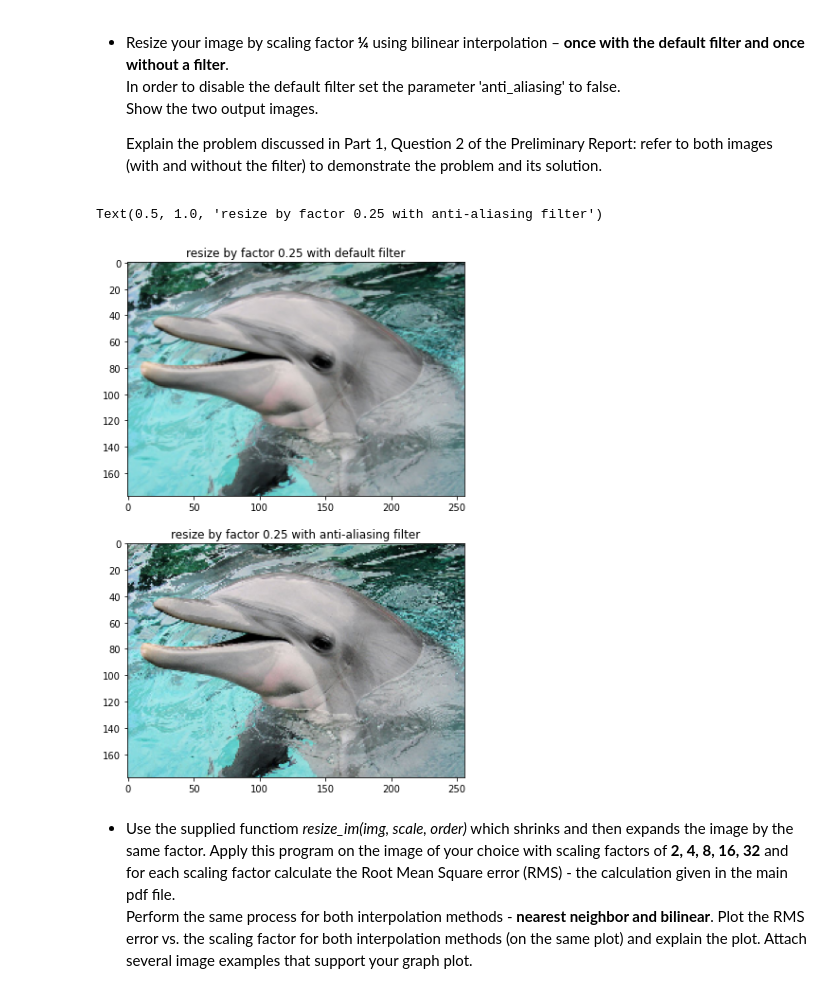
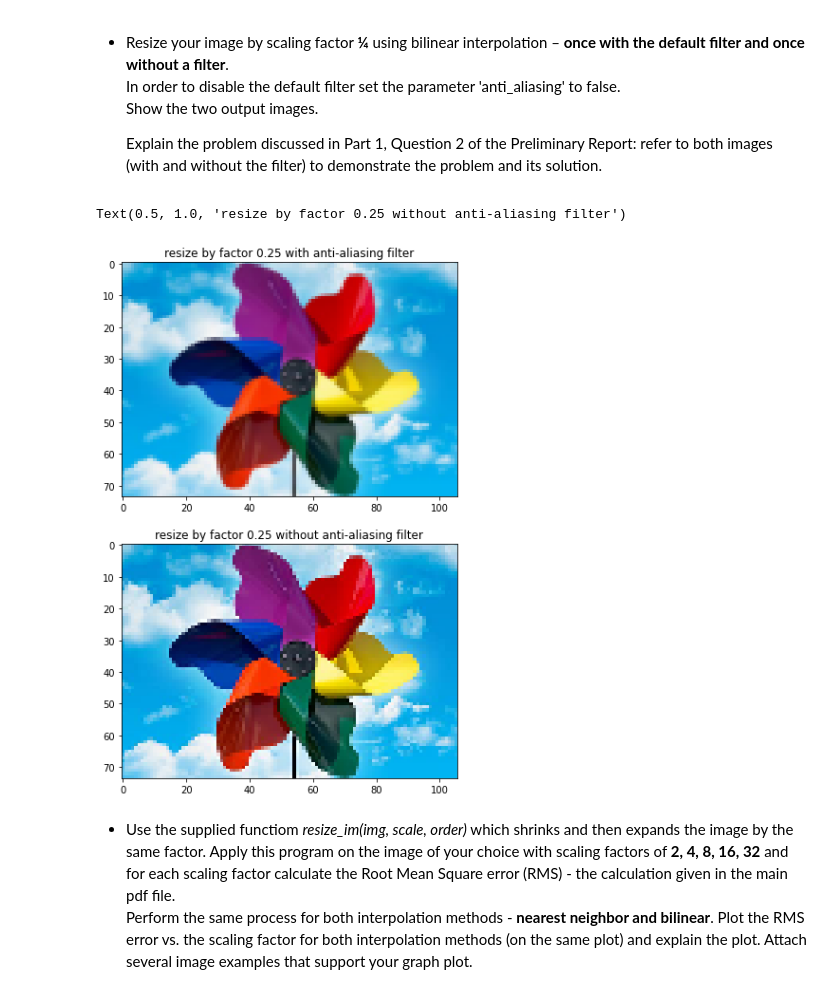
Before and after one commit to nadavschwalb/image_processing, a Jupyter notebook: Copy_of_Lab2_student.ipynb, the cells around one changed output. Saved outputs shown, nothing was run; the diff lists cells and outputs as text; code cells hidden in the pictures.

```diff
--- a/Copy_of_Lab2_student.ipynb
+++ b/Copy_of_Lab2_student.ipynb
@@ -21,7 +21,7 @@ Drive already mounted at /content/drive/; to attempt to forcibly remount, call d
 Load the image of your choise as **gray scale** image (replace lenna).
 # %%
 %cd '/content/drive/My Drive/image_processing/Lab_2'
-img = io.imread('dolphin.bmp')
+img = io.imread('WeatherVane.bmp')
 
 
 print ('Image shape:{}, Image data type:{}'.format(img.shape,img.dtype))
@@ -93,19 +93,19 @@ We can see that the bilinear interpolation produced much better results than the
 # %%
 # Insert your code:
 img_default = transform.rescale(img, 0.25, order=1, multichannel=True)
-img_biliner = transform.rescale(img, 0.25, order=1, multichannel=True, anti_aliasing=False)
+img_aliasing = transform.rescale(img, 0.25, order=1, multichannel=True, anti_aliasing=False)
 plt.figure(1,figsize=(10,10))
 plt.subplot(211)
-plt.title("resize by factor 0.25 with default filter")
+plt.title("resize by factor 0.25 with anti-aliasing filter")
 plt.imshow(img_default)
 
 
 plt.subplot(212)
-plt.imshow(img_biliner)
-plt.title("resize by factor 0.25 with anti-aliasing filter")
+plt.imshow(img_aliasing)
+plt.title("resize by factor 0.25 without anti-aliasing filter")
 # %% [output]
-Text(0.5, 1.0, 'resize by factor 0.25 with anti-aliasing filter')
+Text(0.5, 1.0, 'resize by factor 0.25 without anti-aliasing filter')
-[figure, old version]
+[figure, new version]
 # %% [markdown]
 * Use the supplied functiom *resize_im(img, scale, order)* which shrinks and then expands the image by the same factor. Apply this program on the image of your choice with scaling factors of **2, 4, 8, 16, 32** and for each scaling factor calculate the Root Mean Square error (RMS) - the calculation given in the main pdf file.
     Perform the same process for both interpolation methods - **nearest neighbor and bilinear**. Plot the RMS error vs. the scaling factor for both interpolation methods (on the same plot) and explain the plot. Attach several image examples that support your graph plot.
```
Also changed, not shown: parts of 8 cells of this notebook.
